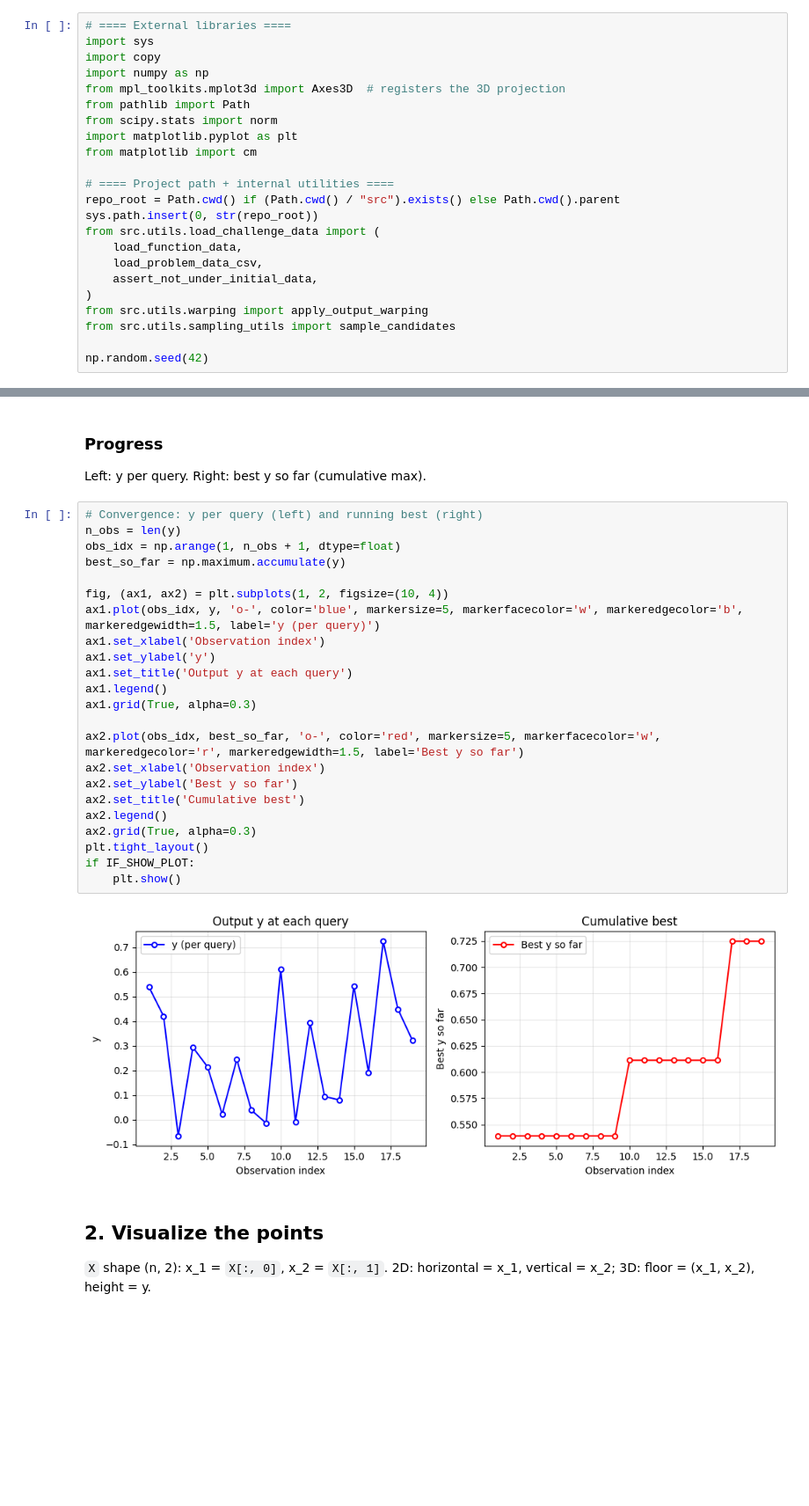
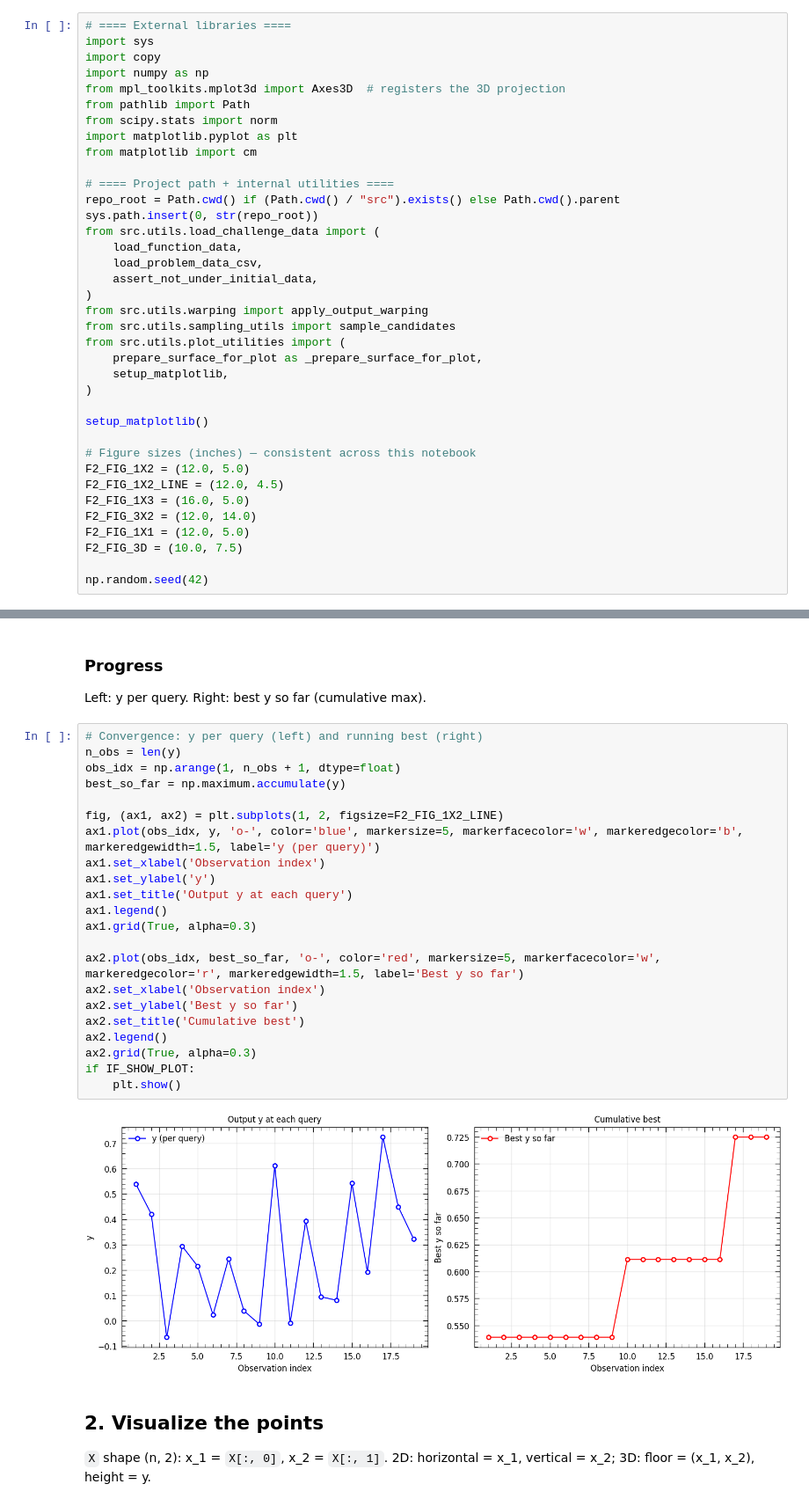
Before and after one commit to karefyllidis/SEBO, a Jupyter notebook: notebooks/function_2_Mystery-ML-Model.ipynb, the cells around one changed output, grey strips where cells are left out. Shown at 88% size. Cells and saved outputs as stored; diff of their text form; blank space fills up the shorter version.

```diff
--- a/notebooks/function_2_Mystery-ML-Model.ipynb
+++ b/notebooks/function_2_Mystery-ML-Model.ipynb
@@ -33,6 +33,20 @@ from src.utils.load_challenge_data import (
 )
 from src.utils.warping import apply_output_warping
 from src.utils.sampling_utils import sample_candidates
+from src.utils.plot_utilities import (
+    prepare_surface_for_plot as _prepare_surface_for_plot,
+    setup_matplotlib,
+)
+
+setup_matplotlib()
+
+# Figure sizes (inches) — consistent across this notebook
+F2_FIG_1X2 = (12.0, 5.0)
+F2_FIG_1X2_LINE = (12.0, 4.5)
+F2_FIG_1X3 = (16.0, 5.0)
+F2_FIG_3X2 = (12.0, 14.0)
+F2_FIG_1X1 = (12.0, 5.0)
+F2_FIG_3D = (10.0, 7.5)
 
 np.random.seed(42)
 # %%
@@ -151,28 +165,27 @@ Left: y per query. Right: best y so far (cumulative max).
 # %%
 # Convergence: y per query (left) and running best (right)
 n_obs = len(y)
 obs_idx = np.arange(1, n_obs + 1, dtype=float)
 best_so_far = np.maximum.accumulate(y)
 
-fig, (ax1, ax2) = plt.subplots(1, 2, figsize=(10, 4))
+fig, (ax1, ax2) = plt.subplots(1, 2, figsize=F2_FIG_1X2_LINE)
 ax1.plot(obs_idx, y, 'o-', color='blue', markersize=5, markerfacecolor='w', markeredgecolor='b', markeredgewidth=1.5, label='y (per query)')
 ax1.set_xlabel('Observation index')
 ax1.set_ylabel('y')
 ax1.set_title('Output y at each query')
 ax1.legend()
 ax1.grid(True, alpha=0.3)
 
 ax2.plot(obs_idx, best_so_far, 'o-', color='red', markersize=5, markerfacecolor='w', markeredgecolor='r', markeredgewidth=1.5, label='Best y so far')
 ax2.set_xlabel('Observation index')
 ax2.set_ylabel('Best y so far')
 ax2.set_title('Cumulative best')
 ax2.legend()
 ax2.grid(True, alpha=0.3)
-plt.tight_layout()
 if IF_SHOW_PLOT:
     plt.show()
 # %% [output]
-[figure, old version]
+[figure, new version]
 # %% [markdown]
 ## 2. Visualize the points
 
```
Also changed, not shown: parts of 8 cells of this notebook, 7 other files.
